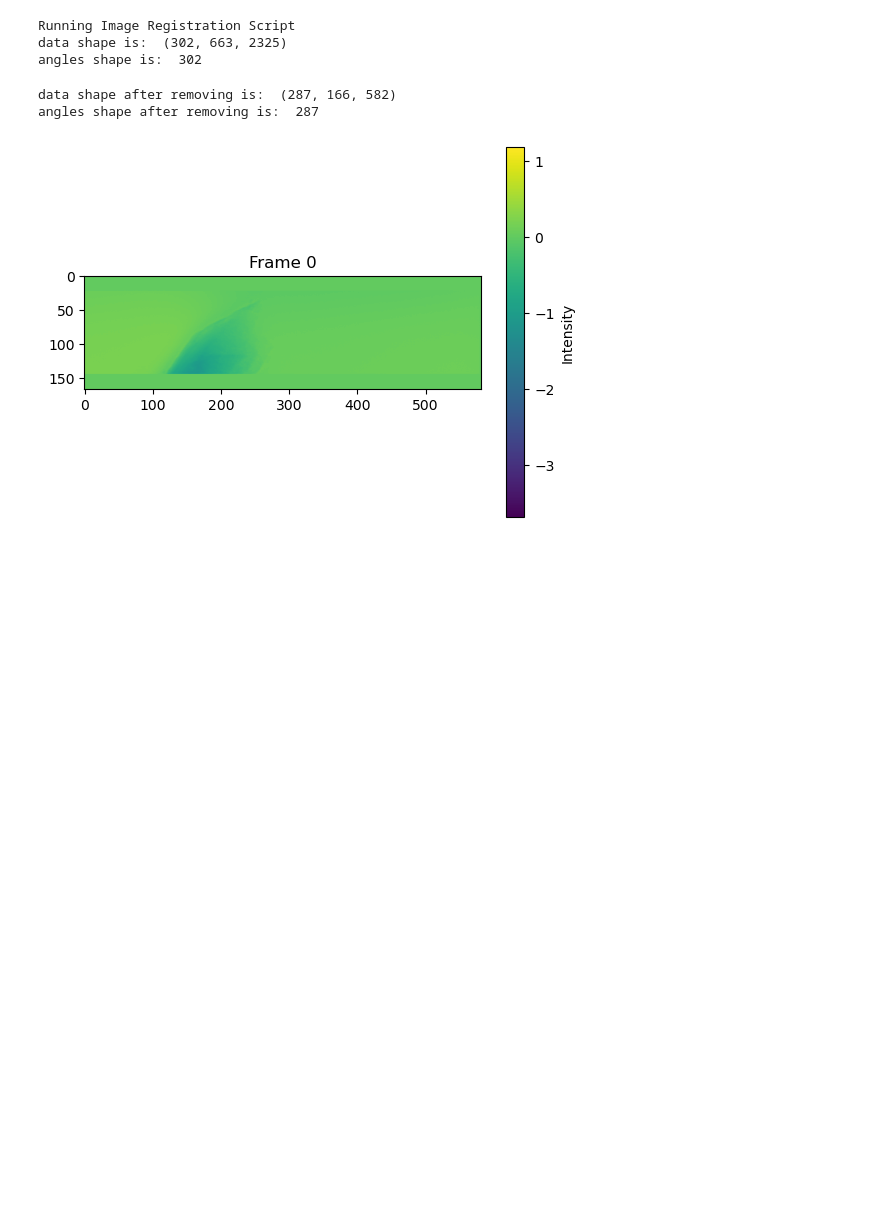
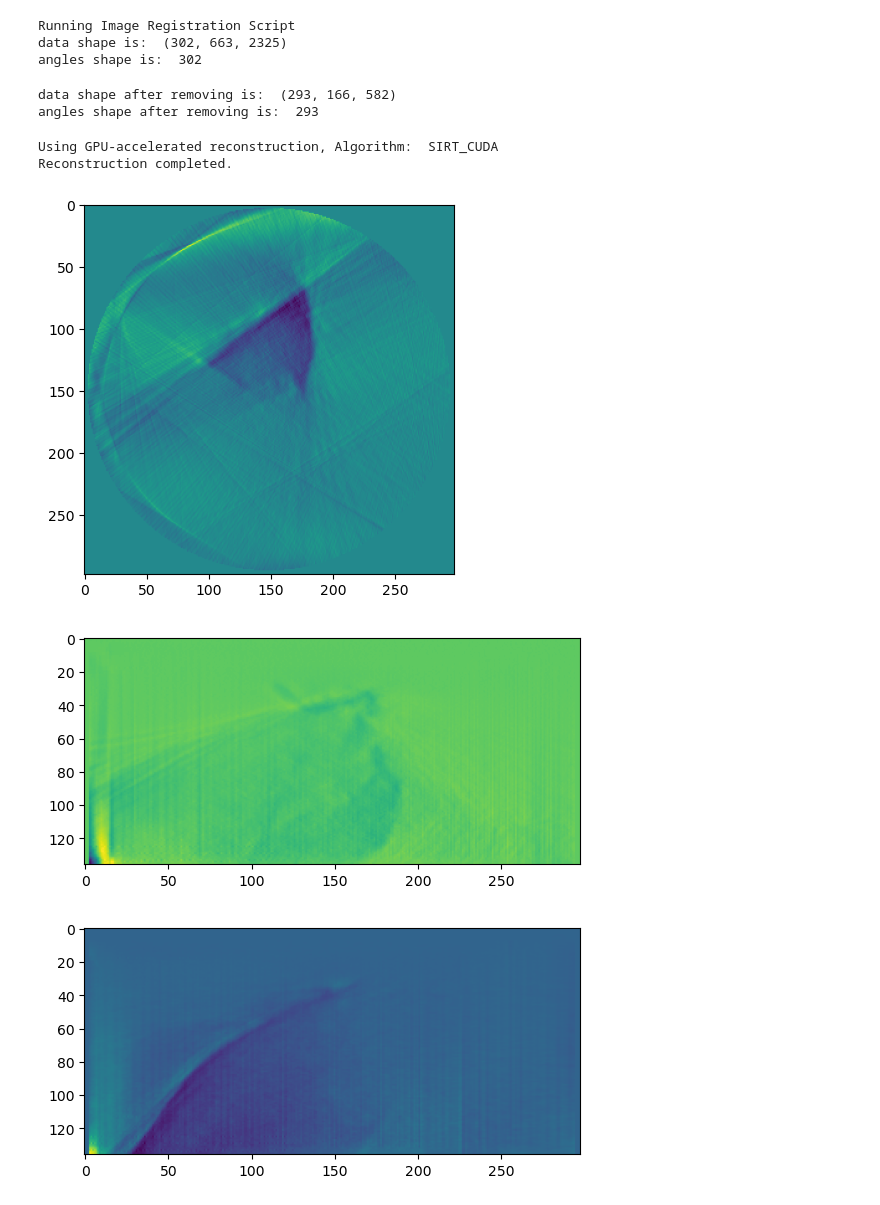
Before and after one commit to levijh1/TomoMono, a Jupyter notebook: ApsAlignmentTest.ipynb, the cells around one changed output. Cells and saved outputs as stored; diff of their text form; code cells hidden in the pictures; blank space fills up the shorter version.

```diff
--- a/ApsAlignmentTest.ipynb
+++ b/ApsAlignmentTest.ipynb
@@ -51,7 +43,7 @@ filename = r"/home/ljh79/TomoMono/data/noglow_tomo_128.hdf5"
 
 with h5py.File(filename, "r") as f:
     data = np.array(f["/data"])
-    angles = list(f["/angles"])
+    angles = degree_to_positiveRadians(list(f["/angles"]))
 
 #removing images with holder in the way
 print("data shape is: ", data.shape)
@@ -62,9 +54,13 @@ print("angles shape is: ", len(angles))
 Running Image Registration Script
 data shape is:  (302, 663, 2325)
 angles shape is:  302
+# %%
+noGlow_indicesToRemove = [54, 61, 76, 177, 180, 215, 248, 252, 301]
+# for i in noGlow_indicesToRemove:
+#     plt.imshow(data[i])
+#     plt.title(f"Scan Number {i}")
+#     plt.show()
 # %%
-# indicesToRemove = [0,1,2,3,4,5,53,60,67,69,82,90,178,183,186, 209, 218, 219, 221, 224, 254, 258, 276, 278, 304, 306] + list(range(308,325)) ##Look out for 200,
-noGlow_indicesToRemove = [47, 54, 61, 63, 76, 172, 177, 180, 213, 215, 218, 248, 252, 270, 301]
 data = np.delete(data[:, ::4, ::4], noGlow_indicesToRemove, axis = 0)
 angles = np.delete(angles, noGlow_indicesToRemove, axis = 0)
 print("data shape after removing is: ", data.shape)
@@ -73,12 +69,33 @@ print("angles shape after removing is: ", len(angles))
 tomo = tomoDataClass.tomoData(data, angles)
 scale_info = None
 # %% [output]
-data shape after removing is:  (287, 166, 582)
-angles shape after removing is:  287
+data shape after removing is:  (293, 166, 582)
+angles shape after removing is:  293
-# %%
-tomo.makeNotebookProjMovie()
-# %% [output]
-[figure, removed]
+# %%
+###Importing hand aligned data
+from helperFunctions import convert_to_numpy
+byhandDataPath = "/home/ljh79/TomoMono/alignedProjections/APSbeamtime1/byhand_4xdownsampled_aligned_XC_20251015-214650.tif"
+data, scale_info = convert_to_numpy(byhandDataPath)
+tomo = tomoDataClass.tomoData(data, angles)
+# %%
+tomo.reconstruct("SIRT_CUDA")
+# %% [output]
+Using GPU-accelerated reconstruction, Algorithm:  SIRT_CUDA
+Reconstruction completed.
+# %%
+x,y,z = tomo.recon.shape
+plt.imshow(tomo.recon[x//2,:,:])
+plt.show()
+
+plt.imshow(tomo.recon[:,y//2,:])
+plt.show()
+
+plt.imshow(tomo.recon[:,:,z//2])
+plt.show()
+# %% [output]
+[figure, added]
+[figure, added]
+[figure, added]
 # %%
 print("Starting alignment")
 
```
Also changed, not shown: parts of 9 cells of this notebook, 14 other files.
